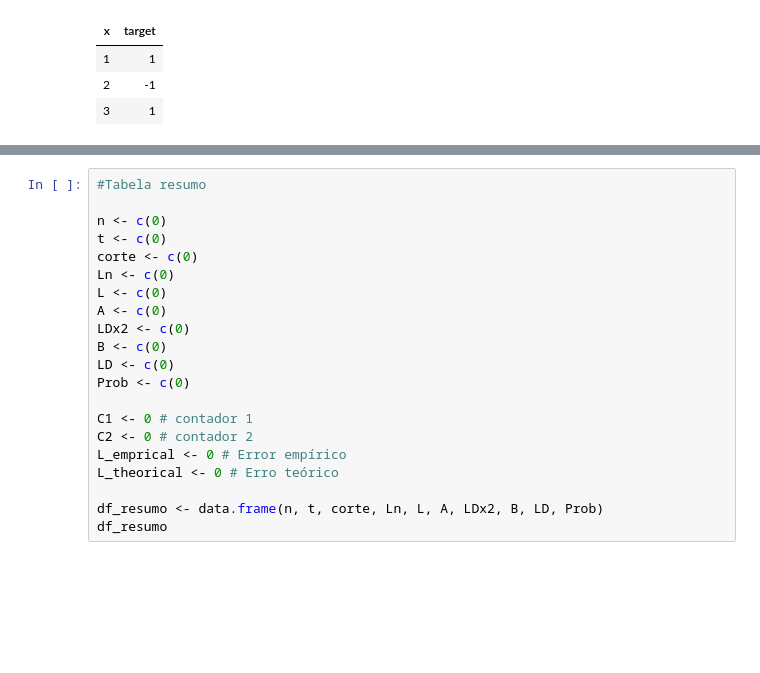
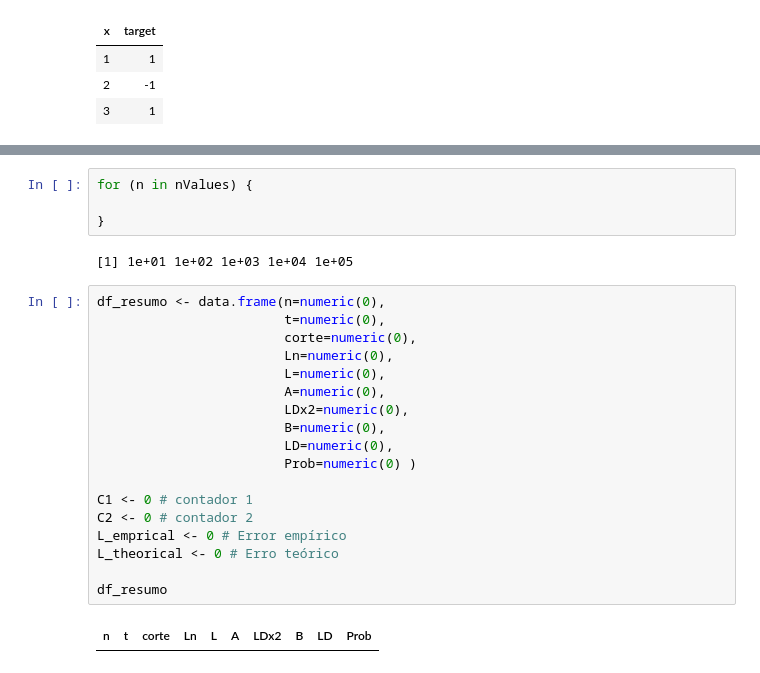
Before and after one commit to Felipe-Assis/Statistics-experiments, a Jupyter notebook: Experiments.ipynb, the cells around one changed output, grey strips where cells are left out. Cells and saved outputs as stored; diff of their text form; blank space fills up the shorter version.

```diff
--- a/Experiments.ipynb
+++ b/Experiments.ipynb
@@ -87,21 +182,26 @@ df
+# %%
+for (n in nValues) {
+
+}
+# %% [output]
+[1] 1e+01 1e+02 1e+03 1e+04 1e+05
 # %%
-#Tabela resumo
-
-n <- c(0)
-t <- c(0)
-corte <- c(0)
-Ln <- c(0)
-L <- c(0)
-A <- c(0)
-LDx2 <- c(0)
-B <- c(0)
-LD <- c(0)
-Prob <- c(0)
+df_resumo <- data.frame(n=numeric(0),
+                        t=numeric(0),
+                        corte=numeric(0),
+                        Ln=numeric(0),
+                        L=numeric(0),
+                        A=numeric(0),
+                        LDx2=numeric(0),
+                        B=numeric(0),
+                        LD=numeric(0),
+                        Prob=numeric(0) )
 
 C1 <- 0 # contador 1
 C2 <- 0 # contador 2
 L_emprical <- 0 # Error empírico
 L_theorical <- 0 # Erro teórico
 
-df_resumo <- data.frame(n, t, corte, Ln, L, A, LDx2, B, LD, Prob)
 df_resumo
+# %% [output]
+| n | t | corte | Ln | L | A | LDx2 | B | LD | Prob |
```
Also changed, not shown: parts of 14 cells of this notebook.
